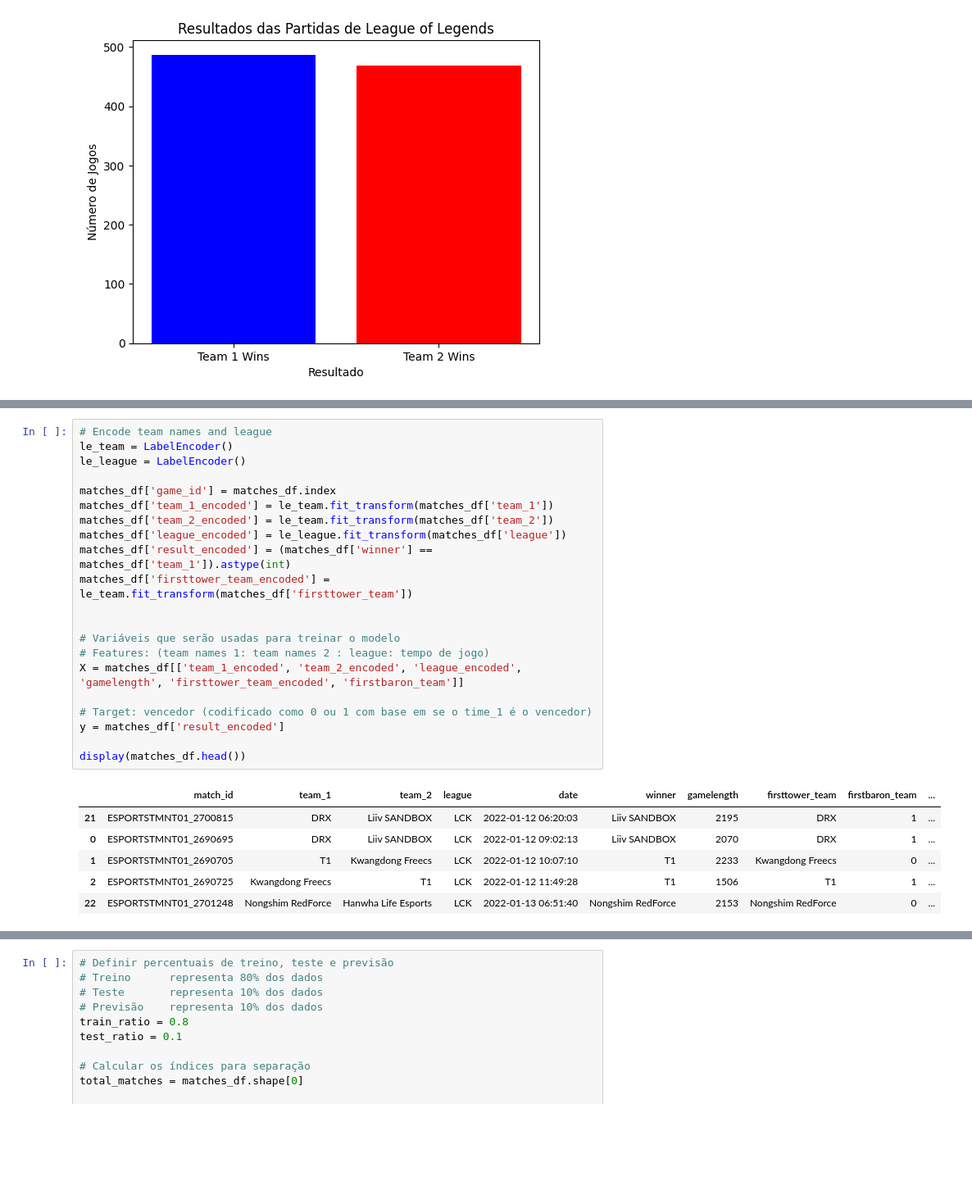
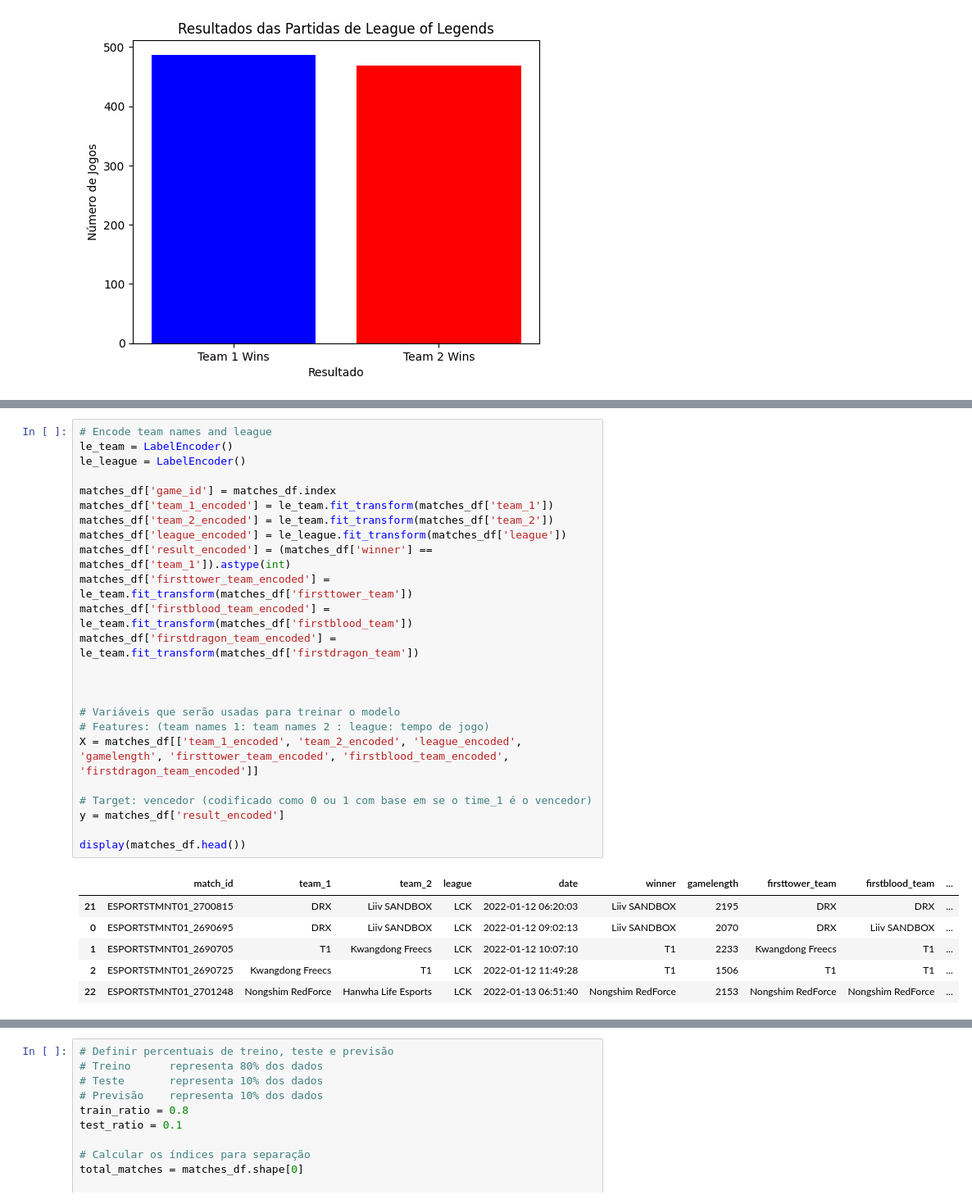
Before and after one commit to renan368/TCC-Renan-Oliveira, a Jupyter notebook: src/service/lck/LCK4.ipynb, the cells around one changed output, grey strips where cells are left out. Shown: that part at 82% size. Drawn from its saved outputs; the diff is of its cells as text; blank space fills up the shorter version.

```diff
--- a/src/service/lck/LCK4.ipynb
+++ b/src/service/lck/LCK4.ipynb
@@ -120,31 +123,34 @@ DataFrame atualizado sem valores nulos
 # %%
 # Encode team names and league
 le_team = LabelEncoder()
 le_league = LabelEncoder()
 
 matches_df['game_id'] = matches_df.index
 matches_df['team_1_encoded'] = le_team.fit_transform(matches_df['team_1'])
 matches_df['team_2_encoded'] = le_team.fit_transform(matches_df['team_2'])
 matches_df['league_encoded'] = le_league.fit_transform(matches_df['league'])
 matches_df['result_encoded'] = (matches_df['winner'] == matches_df['team_1']).astype(int)
 matches_df['firsttower_team_encoded'] = le_team.fit_transform(matches_df['firsttower_team'])
+matches_df['firstblood_team_encoded'] = le_team.fit_transform(matches_df['firstblood_team'])
+matches_df['firstdragon_team_encoded'] = le_team.fit_transform(matches_df['firstdragon_team'])
+
 
 
 # Variáveis que serão usadas para treinar o modelo
 # Features: (team names 1: team names 2 : league: tempo de jogo)
-X = matches_df[['team_1_encoded', 'team_2_encoded', 'league_encoded', 'gamelength', 'firsttower_team_encoded', 'firstbaron_team']]
+X = matches_df[['team_1_encoded', 'team_2_encoded', 'league_encoded', 'gamelength', 'firsttower_team_encoded', 'firstblood_team_encoded', 'firstdragon_team_encoded']]
 
 # Target: vencedor (codificado como 0 ou 1 com base em se o time_1 é o vencedor)
 y = matches_df['result_encoded']
 
 display(matches_df.head())
 # %% [output]
-|  | match_id | team_1 | team_2 | league | date | winner | gamelength | firsttower_team | firstbaron_team | ... |
-| 21 | ESPORTSTMNT01_2700815 | DRX | Liiv SANDBOX | LCK | 2022-01-12 06:20:03 | Liiv SANDBOX | 2195 | DRX | 1 | ... |
-| 0 | ESPORTSTMNT01_2690695 | DRX | Liiv SANDBOX | LCK | 2022-01-12 09:02:13 | Liiv SANDBOX | 2070 | DRX | 1 | ... |
-| 1 | ESPORTSTMNT01_2690705 | T1 | Kwangdong Freecs | LCK | 2022-01-12 10:07:10 | T1 | 2233 | Kwangdong Freecs | 0 | ... |
-| 2 | ESPORTSTMNT01_2690725 | Kwangdong Freecs | T1 | LCK | 2022-01-12 11:49:28 | T1 | 1506 | T1 | 1 | ... |
-| 22 | ESPORTSTMNT01_2701248 | Nongshim RedForce | Hanwha Life Esports | LCK | 2022-01-13 06:51:40 | Nongshim RedForce | 2153 | Nongshim RedForce | 0 | ... |
+|  | match_id | team_1 | team_2 | league | date | winner | gamelength | firsttower_team | firstblood_team | ... |
+| 21 | ESPORTSTMNT01_2700815 | DRX | Liiv SANDBOX | LCK | 2022-01-12 06:20:03 | Liiv SANDBOX | 2195 | DRX | DRX | ... |
+| 0 | ESPORTSTMNT01_2690695 | DRX | Liiv SANDBOX | LCK | 2022-01-12 09:02:13 | Liiv SANDBOX | 2070 | DRX | Liiv SANDBOX | ... |
+| 1 | ESPORTSTMNT01_2690705 | T1 | Kwangdong Freecs | LCK | 2022-01-12 10:07:10 | T1 | 2233 | Kwangdong Freecs | T1 | ... |
+| 2 | ESPORTSTMNT01_2690725 | Kwangdong Freecs | T1 | LCK | 2022-01-12 11:49:28 | T1 | 1506 | T1 | T1 | ... |
+| 22 | ESPORTSTMNT01_2701248 | Nongshim RedForce | Hanwha Life Esports | LCK | 2022-01-13 06:51:40 | Nongshim RedForce | 2153 | Nongshim RedForce | Nongshim RedForce | ... |
 # %%
 # Normalização dos dados de entrada (features)
 scaler = MinMaxScaler().fit(X)
```
Also changed, not shown: parts of 11 cells of this notebook, 25 other files.
